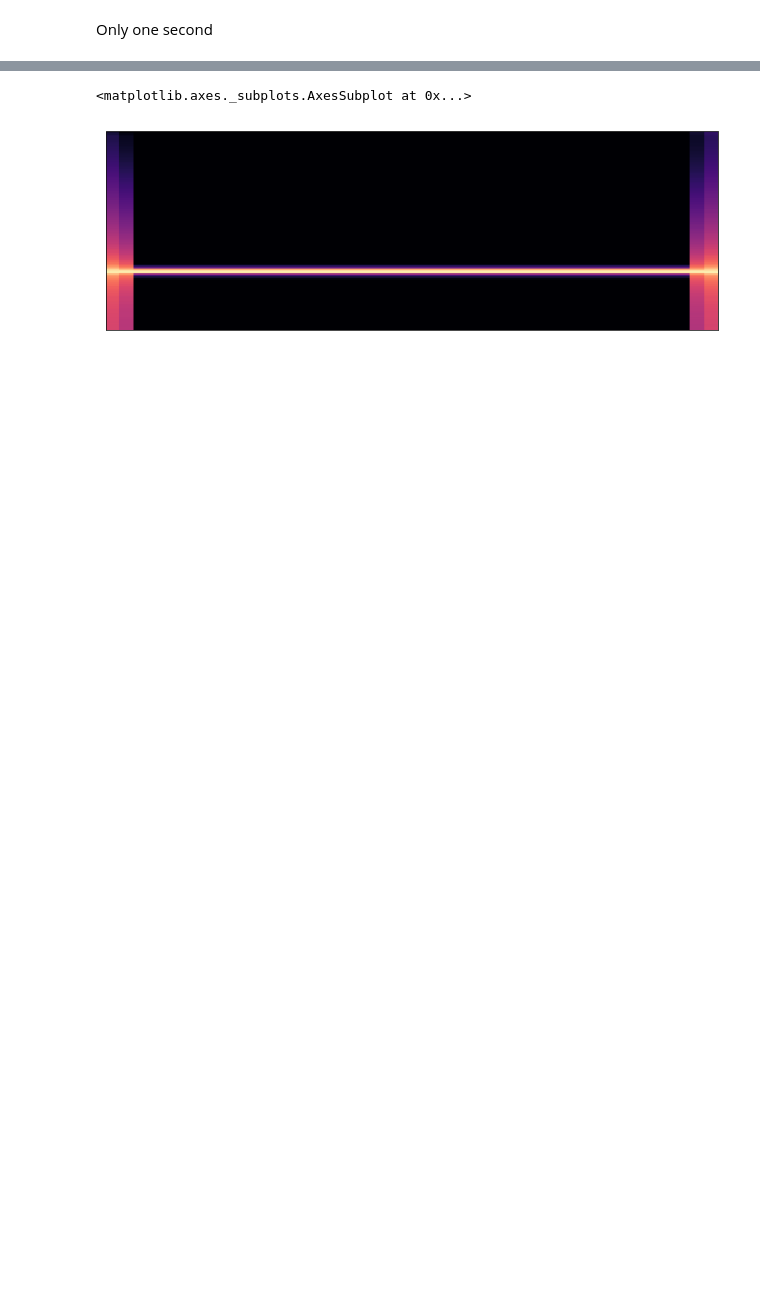
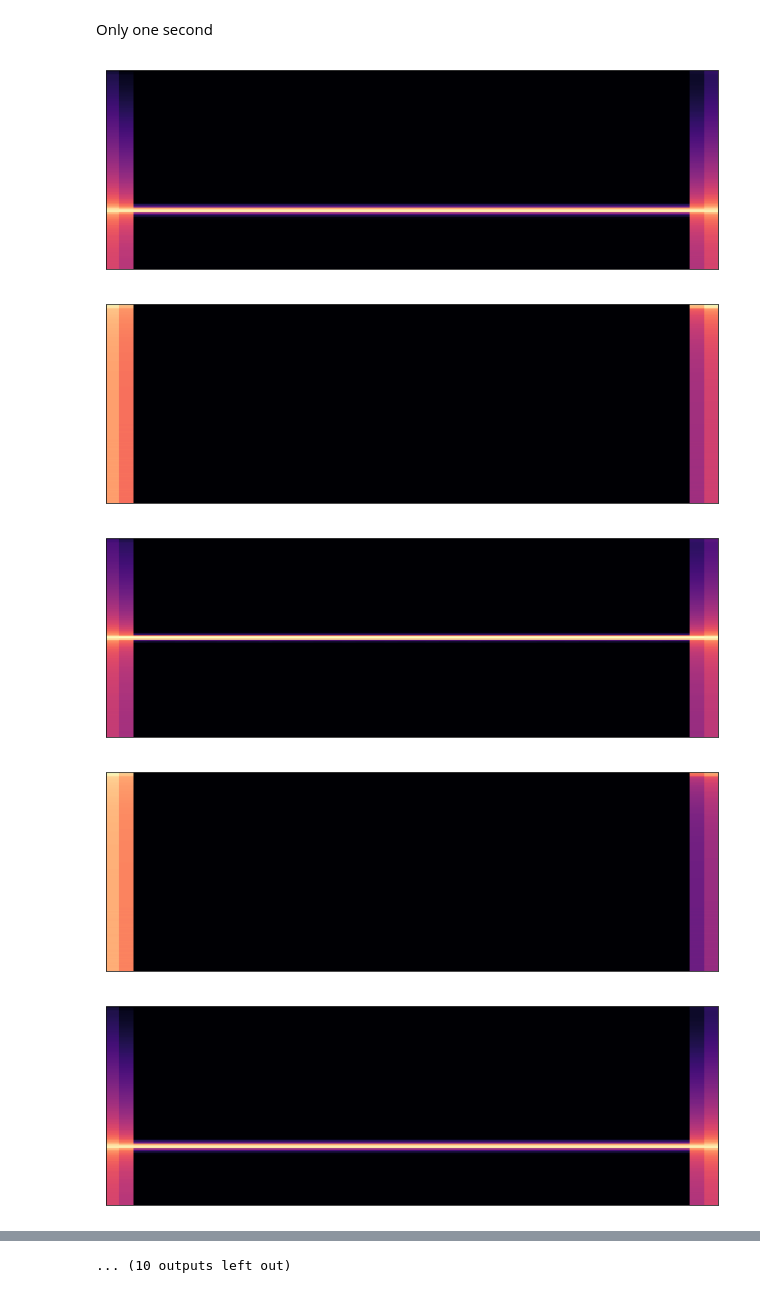
Before and after one commit to sebasgverde/basicMLMusicDSP, a Jupyter notebook: basicDSP.ipynb, the cells around one changed output, grey strips where cells are left out. Cells and saved outputs as stored; diff of their text form; code cells hidden in the pictures; blank space fills up the shorter version.

Commit message:
it creates a dataset with an image for each second and label

```diff
--- a/basicDSP.ipynb
+++ b/basicDSP.ipynb
@@ -159,37 +149,58 @@ Only one second
 # %%
 from __future__ import print_function
 # We'll need numpy for some mathematical operations
 import numpy as np
 
 # matplotlib for displaying the output
 import matplotlib.pyplot as plt
 import matplotlib.style as ms
 ms.use('seaborn-muted')
 %matplotlib inline
 
 # and IPython.display for audio output
 import IPython.display
 
 # Librosa for audio
 import librosa
 # And the display module for visualization
 import librosa.display
 
 audio_path = 'test.wav'
 
 y, sr = librosa.load(audio_path)
 
-# Let's make and display a mel-scaled power (energy-squared) spectrogram
-S = librosa.feature.melspectrogram(y[:sr], sr=sr, n_mels=128)
+#use sr (sampling rate) to split data in seconds
+import os
+if not os.path.exists("dataset"):
+    os.makedirs("dataset")
 
-# Convert to log scale (dB). We'll use the peak power (max) as reference.
-log_S = librosa.power_to_db(S, ref=np.max)
+initial = 0
+final = sr
+for i in range(len(y)/sr):
+    # Let's make and display a mel-scaled power (energy-squared) spectrogram
+    S = librosa.feature.melspectrogram(y[initial:final], sr=sr, n_mels=128)
 
-# Make a new figure
-plt.figure(figsize=(12,4))
+    # Convert to log scale (dB). We'll use the peak power (max) as reference.
+    log_S = librosa.power_to_db(S, ref=np.max)
+
+    # Make a new figure
+    plt.figure(figsize=(12,4))
 
 
-# Display the spectrogram on a mel scale
-# sample rate and hop length parameters are used to render the time axis
-librosa.display.specshow(log_S, sr=sr)
+    # Display the spectrogram on a mel scale
+    # sample rate and hop length parameters are used to render the time axis
+    librosa.display.specshow(log_S, sr=sr)
+
+    #create dataset with 0 for silence and 1 for sound
+    if i % 2 == 0:
+        plt.savefig("dataset/second_"+str(i)+"_label_1.png")
+    else:
+        plt.savefig("dataset/second_"+str(i)+"_label_0.png")
+    initial += sr
+    final += sr
 # %% [output]
+[figure]
+[figure, added]
+[figure, added]
+[figure, added]
+[figure, added]
@@ -196,2 +214 @@ librosa.display.specshow(log_S, sr=sr)
-<matplotlib.axes._subplots.AxesSubplot at 0x...>
+... (10 outputs left out)
-[figure]
```
Also changed, not shown: parts of 6 cells of this notebook.
